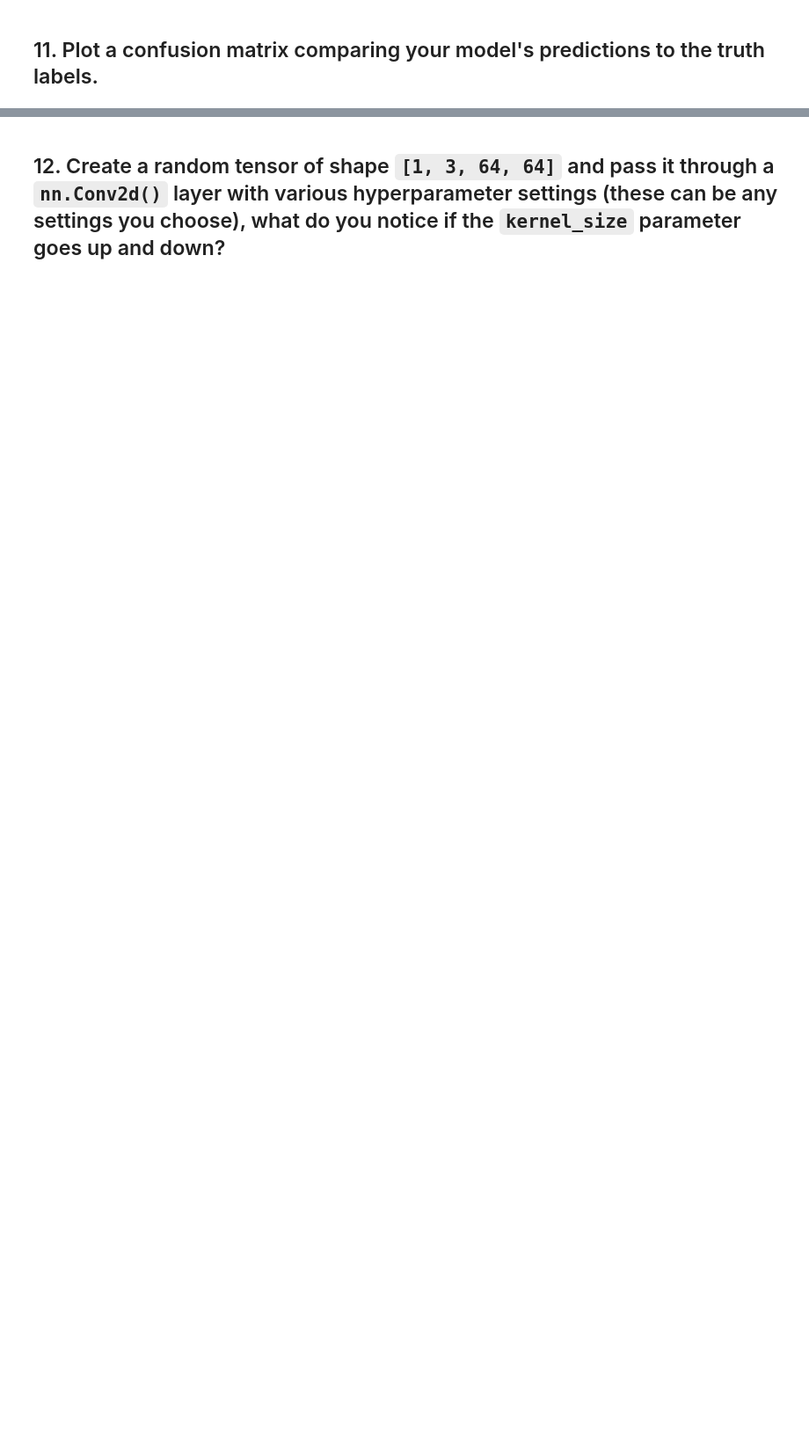
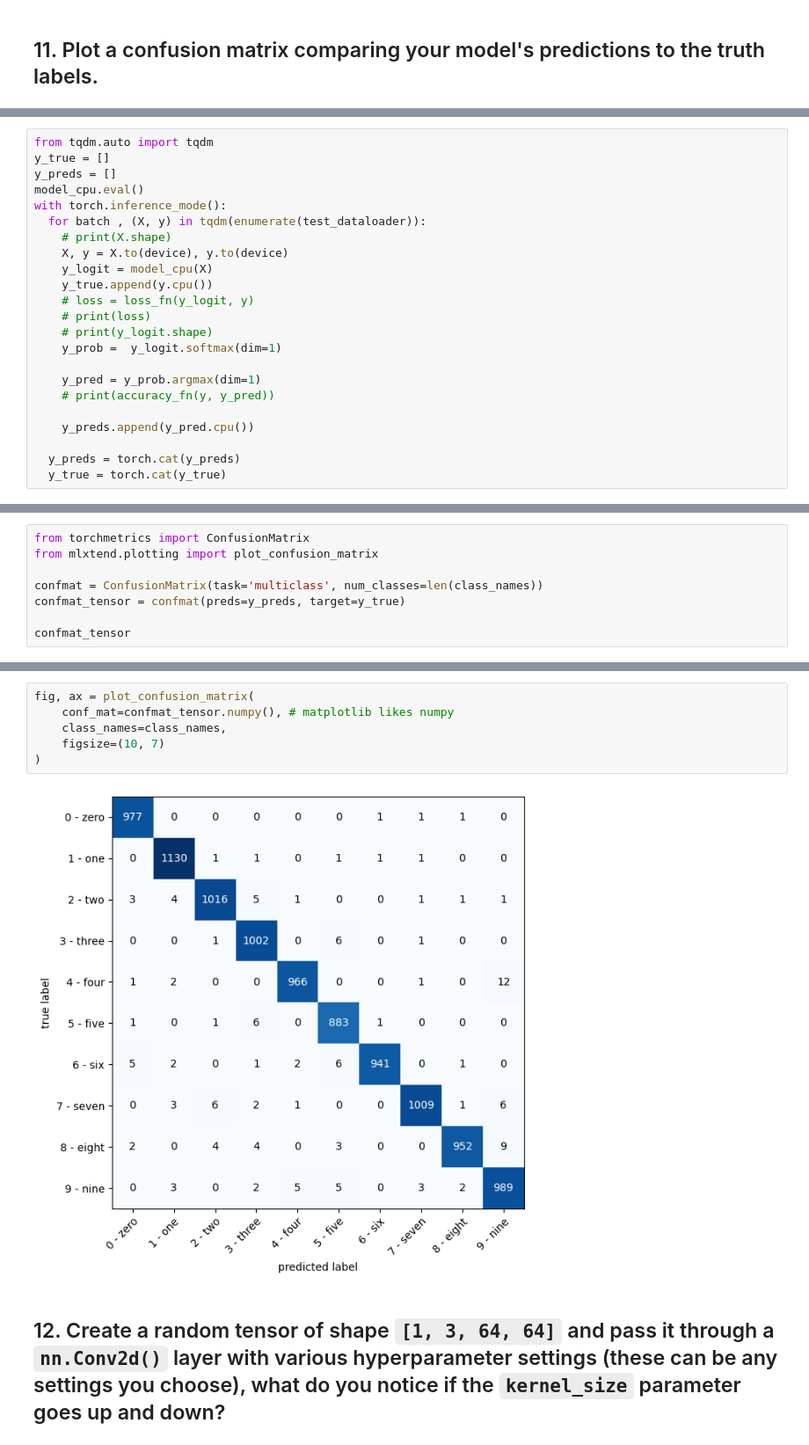
Before and after one commit to zahra-sharifzadeh/pytorch, a Jupyter notebook: extras/exercises/03_pytorch_computer_vision_exercises.ipynb, the cells around one changed output, grey strips where cells are left out. Shown at 88% size. Cells and saved outputs as stored; diff of their text form; blank space fills up the shorter version.

```diff
--- a/extras/exercises/03_pytorch_computer_vision_exercises.ipynb
+++ b/extras/exercises/03_pytorch_computer_vision_exercises.ipynb
@@ -526,0 +617,23 @@ def make_predictions(
+# %%
+from tqdm.auto import tqdm
+y_true = []
+y_preds = []
+model_cpu.eval()
+with torch.inference_mode():
+  for batch , (X, y) in tqdm(enumerate(test_dataloader)):
+    # print(X.shape)
+    X, y = X.to(device), y.to(device)
+    y_logit = model_cpu(X)
+    y_true.append(y.cpu())
+    # loss = loss_fn(y_logit, y)
+    # print(loss)
+    # print(y_logit.shape)
+    y_prob =  y_logit.softmax(dim=1)
+
+    y_pred = y_prob.argmax(dim=1)
+    # print(accuracy_fn(y, y_pred))
+
+    y_preds.append(y_pred.cpu())
+
+  y_preds = torch.cat(y_preds)
+  y_true = torch.cat(y_true)
@@ -526,0 +662,8 @@ def make_predictions(
+# %%
+from torchmetrics import ConfusionMatrix
+from mlxtend.plotting import plot_confusion_matrix
+
+confmat = ConfusionMatrix(task='multiclass', num_classes=len(class_names))
+confmat_tensor = confmat(preds=y_preds, target=y_true)
+
+confmat_tensor
@@ -527,2 +681,10 @@ def make_predictions(
+# %%
+fig, ax = plot_confusion_matrix(
+    conf_mat=confmat_tensor.numpy(), # matplotlib likes numpy
+    class_names=class_names,
+    figsize=(10, 7)
+)
+# %% [output]
+[figure, added]
 # %% [markdown]
 ## 12. Create a random tensor of shape `[1, 3, 64, 64]` and pass it through a `nn.Conv2d()` layer with various hyperparameter settings (these can be any settings you choose), what do you notice if the `kernel_size` parameter goes up and down?
```
Also changed, not shown: parts of 20 cells of this notebook.
